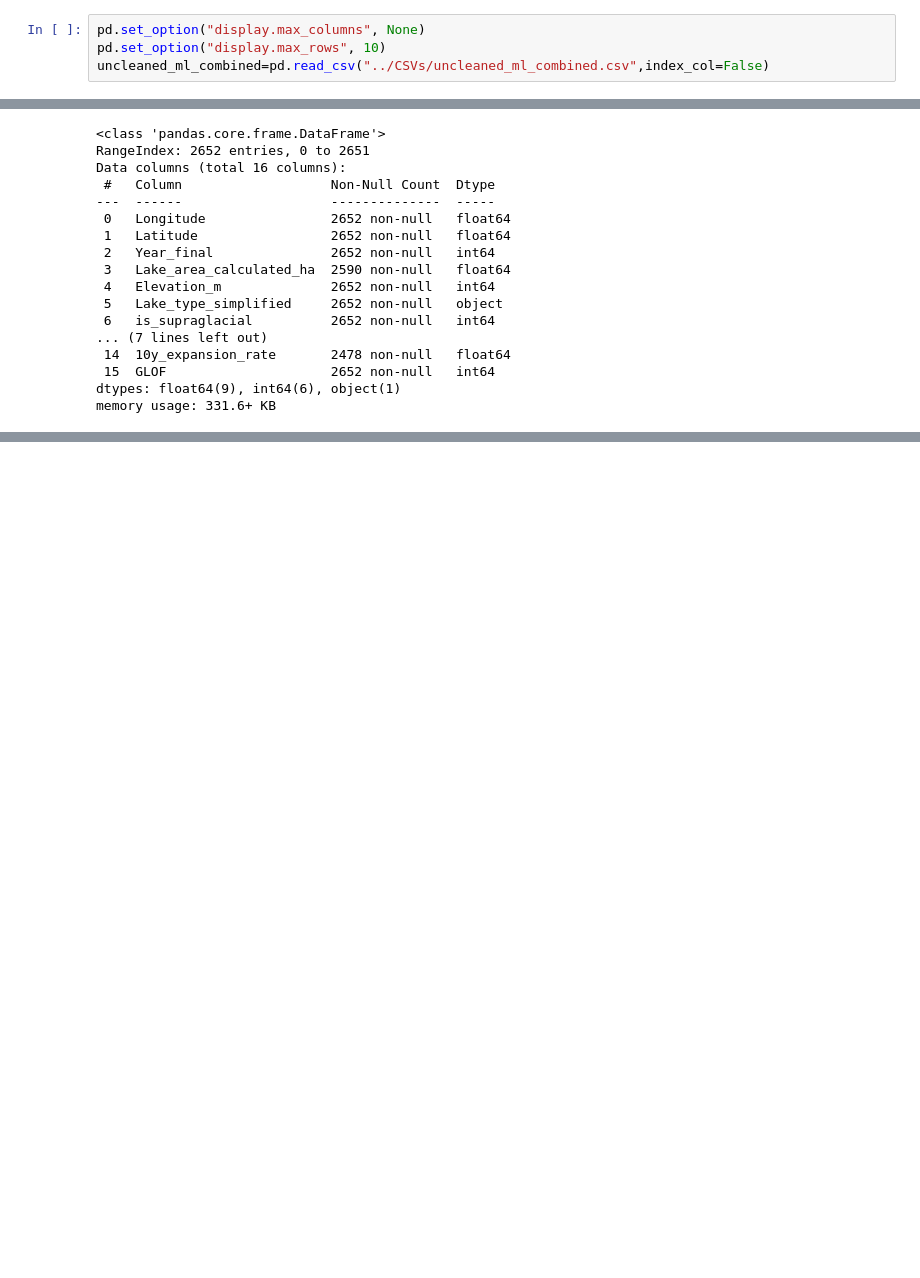
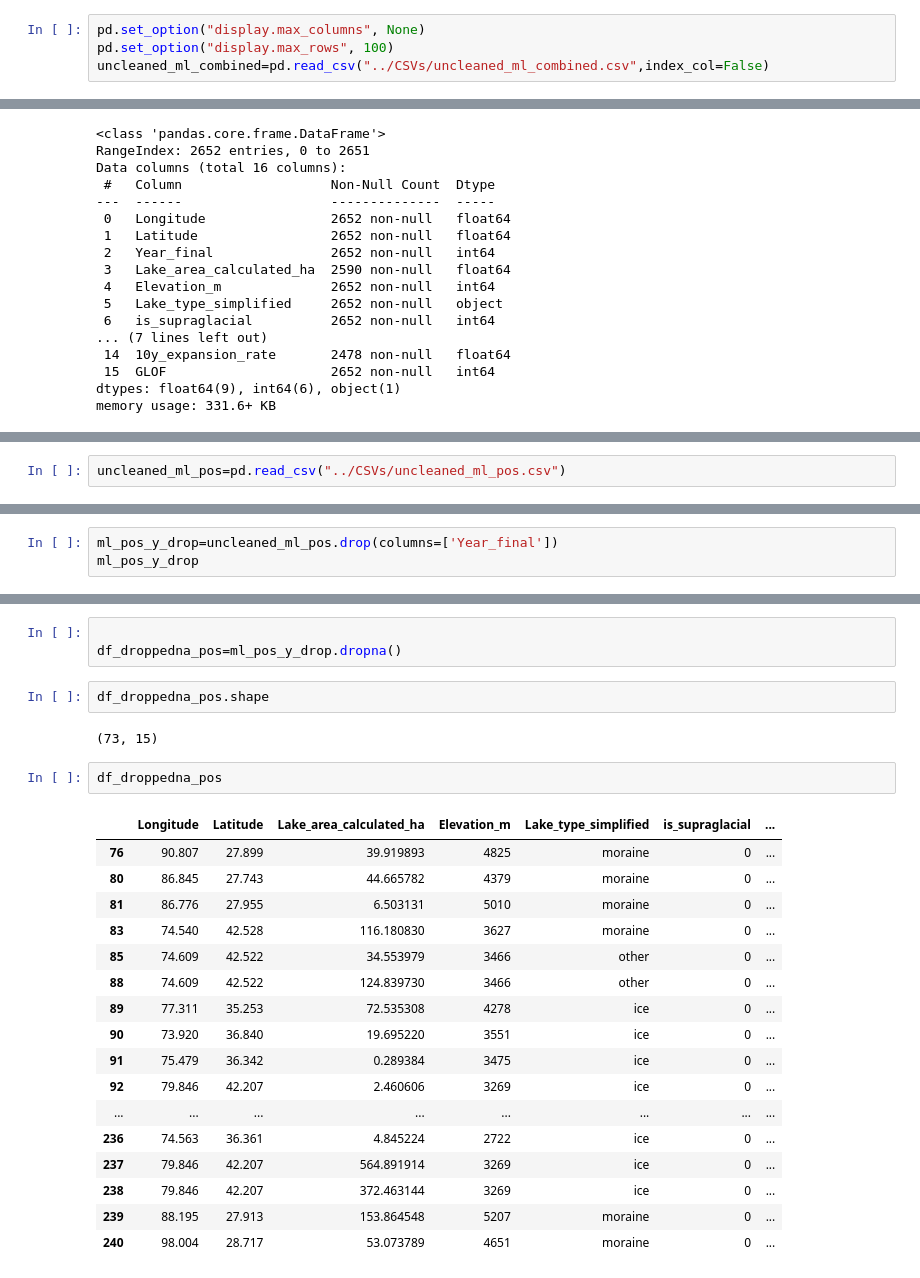
Before and after one commit to SoulNims/GLOF_Risk_ML_Pipeline, a Jupyter notebook: Notebooks/MLcrashcourse.ipynb, the cells around one changed output, grey strips where cells are left out. Drawn from its saved outputs; the diff is of its cells as text; blank space fills up the shorter version.

```diff
--- a/Notebooks/MLcrashcourse.ipynb
+++ b/Notebooks/MLcrashcourse.ipynb
@@ -3,7 +6,7 @@ import pandas as pd
 import numpy as np
 # %%
 pd.set_option("display.max_columns", None)
-pd.set_option("display.max_rows", 10)
+pd.set_option("display.max_rows", 100)
 uncleaned_ml_combined=pd.read_csv("../CSVs/uncleaned_ml_combined.csv",index_col=False)
 # %%
 uncleaned_ml_combined.head()
@@ -36,0 +82,2 @@ memory usage: 331.6+ KB
+# %%
+uncleaned_ml_pos=pd.read_csv("../CSVs/uncleaned_ml_pos.csv")
@@ -36,0 +103,3 @@ memory usage: 331.6+ KB
+# %%
+ml_pos_y_drop=uncleaned_ml_pos.drop(columns=['Year_final'])
+ml_pos_y_drop
@@ -36,0 +342,27 @@ memory usage: 331.6+ KB
+# %%
+
+df_droppedna_pos=ml_pos_y_drop.dropna()
+# %%
+df_droppedna_pos.shape
+# %% [output]
+(73, 15)
+# %%
+df_droppedna_pos
+# %% [output]
+|  | Longitude | Latitude | Lake_area_calculated_ha | Elevation_m | Lake_type_simplified | is_supraglacial | ... |
+| 76 | 90.807 | 27.899 | 39.919893 | 4825 | moraine | 0 | ... |
+| 80 | 86.845 | 27.743 | 44.665782 | 4379 | moraine | 0 | ... |
+| 81 | 86.776 | 27.955 | 6.503131 | 5010 | moraine | 0 | ... |
+| 83 | 74.540 | 42.528 | 116.180830 | 3627 | moraine | 0 | ... |
+| 85 | 74.609 | 42.522 | 34.553979 | 3466 | other | 0 | ... |
+| 88 | 74.609 | 42.522 | 124.839730 | 3466 | other | 0 | ... |
+| 89 | 77.311 | 35.253 | 72.535308 | 4278 | ice | 0 | ... |
+| 90 | 73.920 | 36.840 | 19.695220 | 3551 | ice | 0 | ... |
+| 91 | 75.479 | 36.342 | 0.289384 | 3475 | ice | 0 | ... |
+| 92 | 79.846 | 42.207 | 2.460606 | 3269 | ice | 0 | ... |
+| ... | ... | ... | ... | ... | ... | ... | ... |
+| 236 | 74.563 | 36.361 | 4.845224 | 2722 | ice | 0 | ... |
+| 237 | 79.846 | 42.207 | 564.891914 | 3269 | ice | 0 | ... |
+| 238 | 79.846 | 42.207 | 372.463144 | 3269 | ice | 0 | ... |
+| 239 | 88.195 | 27.913 | 153.864548 | 5207 | moraine | 0 | ... |
+| 240 | 98.004 | 28.717 | 53.073789 | 4651 | moraine | 0 | ... |
```
Also changed, not shown: parts of 18 cells of this notebook, 7 other files.
